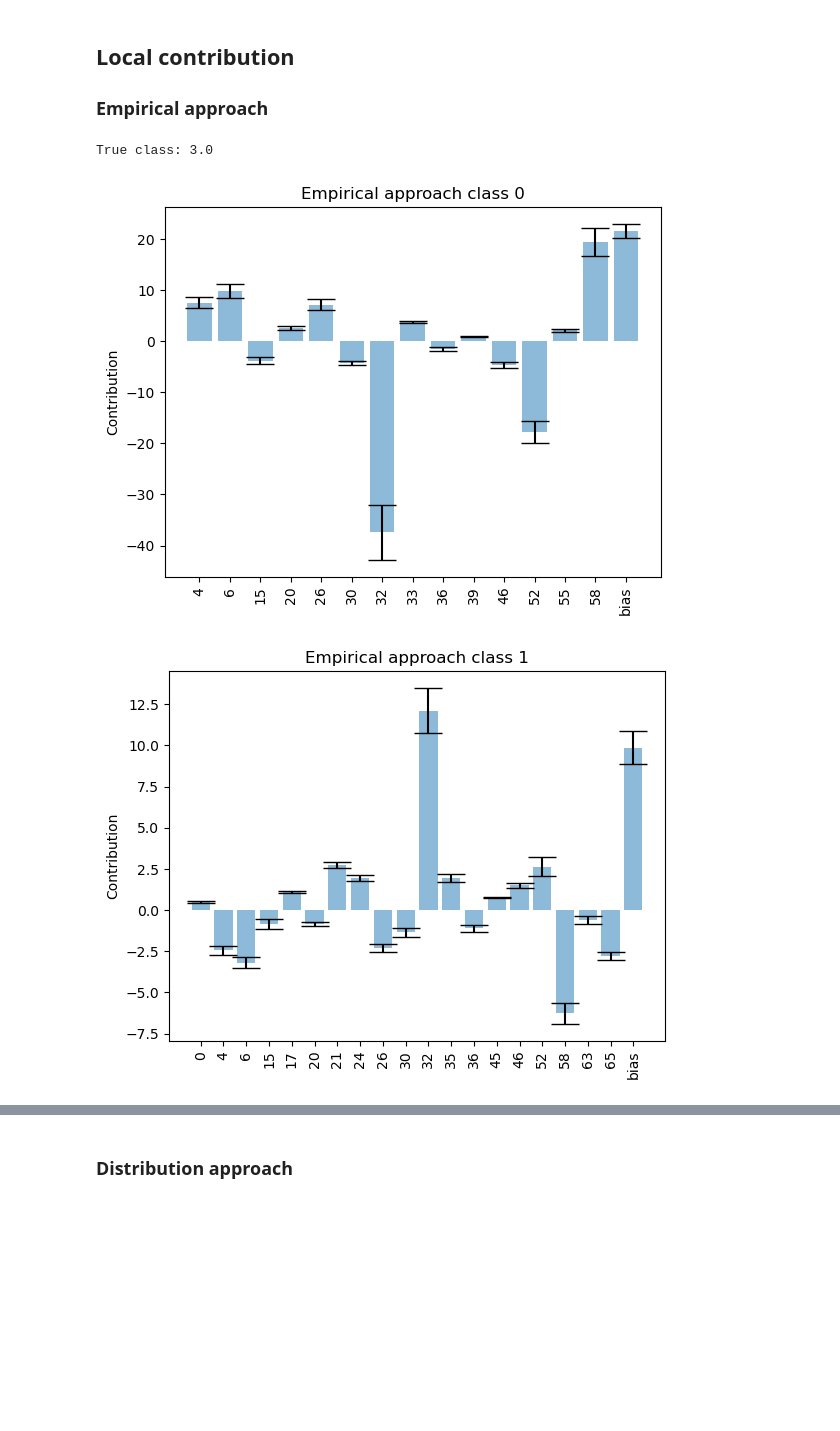
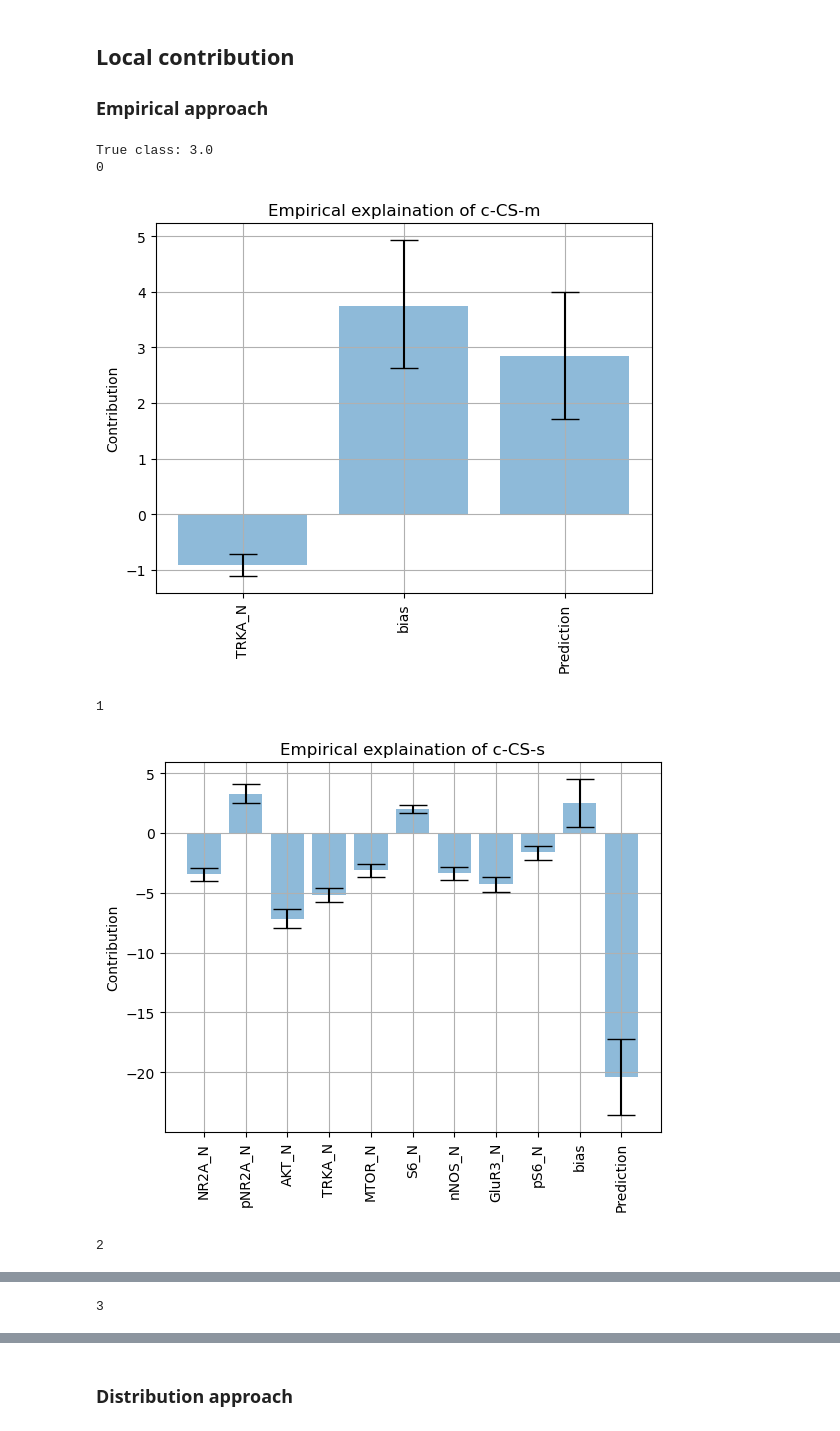
Before and after one commit to eirihoyh/ISLBBNN, a Jupyter notebook: examples/mice_protein/lrt.ipynb, the cells around one changed output, grey strips where cells are left out. Cells and saved outputs as stored; diff of their text form; code cells hidden in the pictures; blank space fills up the shorter version.

Commit message:
made new local explain plots for mice protein data

```diff
--- a/examples/mice_protein/lrt.ipynb
+++ b/examples/mice_protein/lrt.ipynb
@@ -356,11 +359,17 @@ Used weights:  37
 ## Local contribution
 
 ### Empirical approach
+# %%
+class_names = list(labeling.values())
+variable_names = list(X_pd.columns)
 # %%
 explain_this = train_dat[14,:-1].reshape(-1, p)
 print(f"True class: {train_dat[14,-1]}")
-pf.plot_local_contribution_empirical(net, explain_this, sample=True, median=True, n_samples=1_000)
+pf.plot_local_contribution_empirical(net, explain_this, sample=True, median=True, n_samples=2_000, variable_names=variable_names, class_names=class_names, n_classes=n_classes, include_zero_means=False)
 # %% [output]
 True class: 3.0
+0
-[figure, old version]
+[figure, new version]
+1
-[figure, old version]
+[figure, new version]
+2
@@ -367,0 +377 @@ True class: 3.0
+3
```
Also changed, not shown: parts of 8 cells of this notebook, 21 other files.
